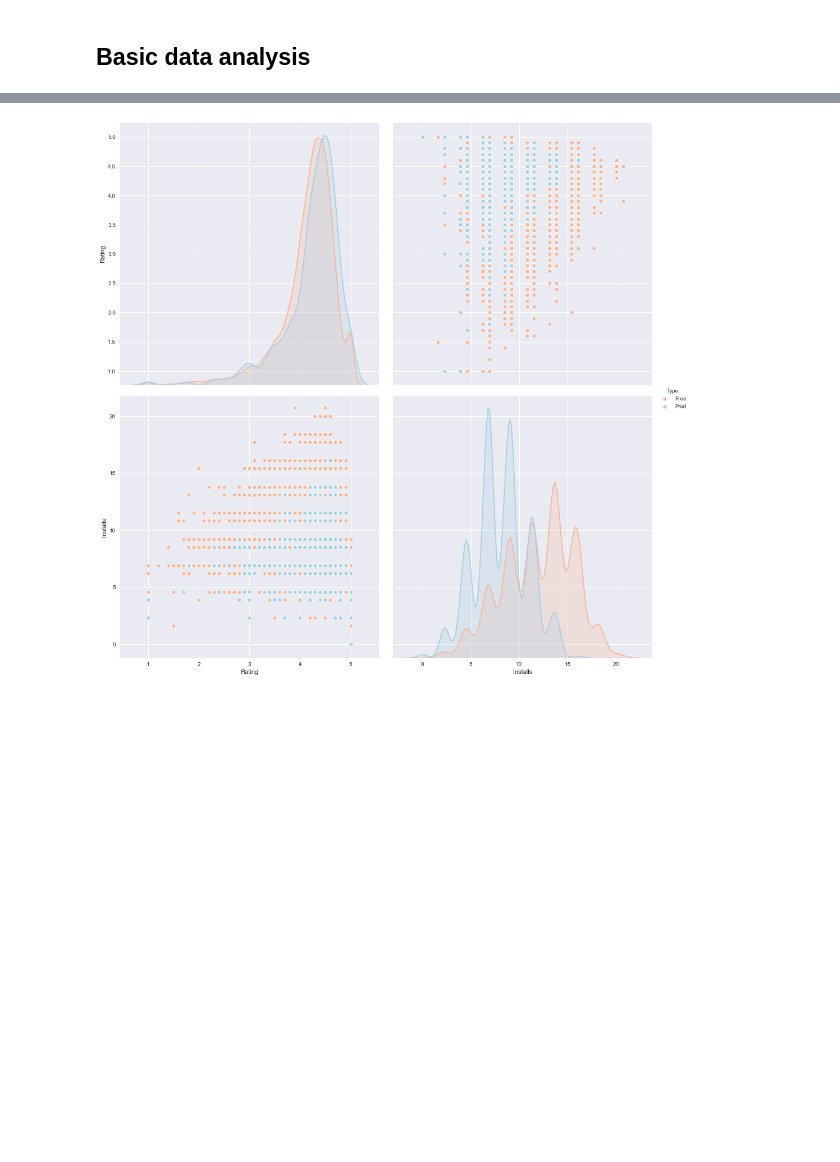
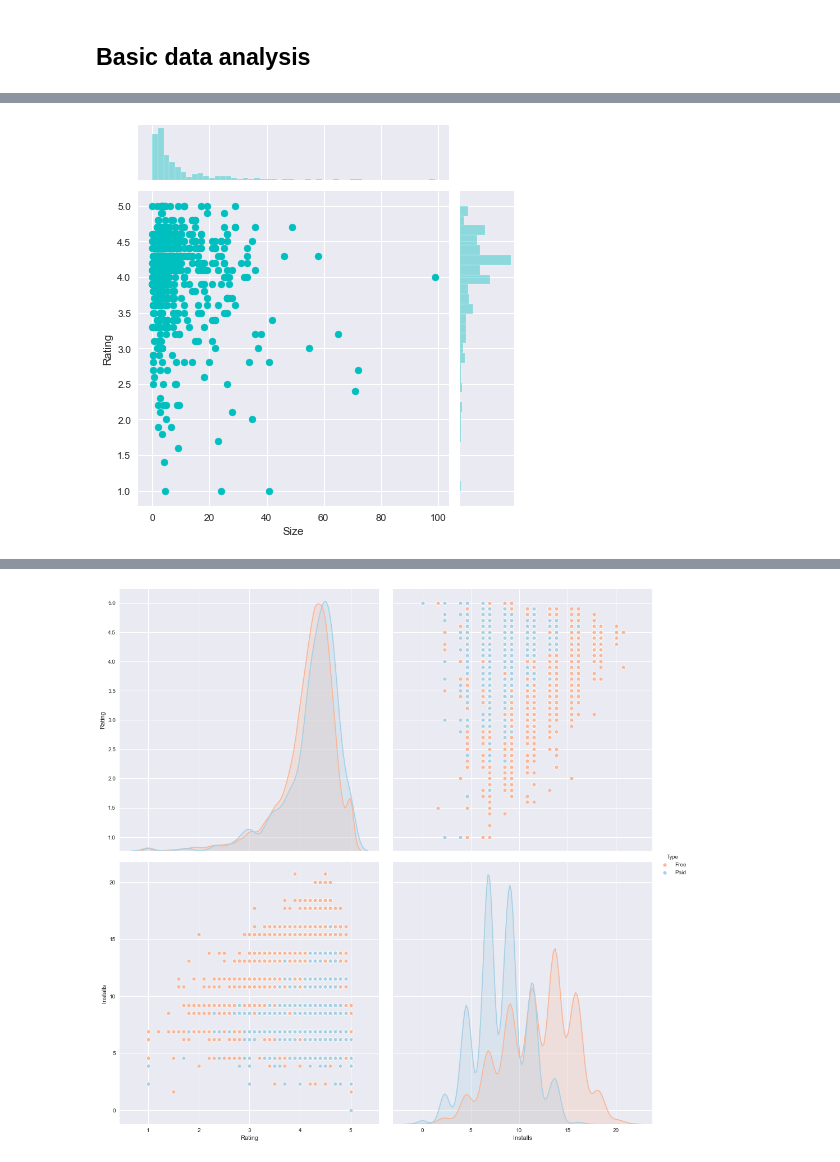
Before and after one commit to sherylwithans/potential-waddle, a Jupyter notebook: app_data_cleaning_final.ipynb, the cells around one changed output, grey strips where cells are left out. Cells and saved outputs as stored; diff of their text form; code cells hidden in the pictures; blank space fills up the shorter version.

```diff
--- a/app_data_cleaning_final.ipynb
+++ b/app_data_cleaning_final.ipynb
@@ -381,0 +468,9 @@ p = sns.pairplot(pd.DataFrame(list(zip(x, y,t)),
+# %%
+tools_ratings = df[df.Category == 'TOOLS']['Rating']
+tools_size = df[df.Category == 'TOOLS']['Size']
+tools_installs = df[df.Category == 'TOOLS']['Installs']
+tools_price = df[df.Category == 'TOOLS']['Price']
+sns.set_style("darkgrid")
+ax = sns.jointplot(tools_size, tools_ratings, height=6, color = 'c')
+# %% [output]
+[figure, added]
```
Also changed, not shown: parts of 43 cells of this notebook.
